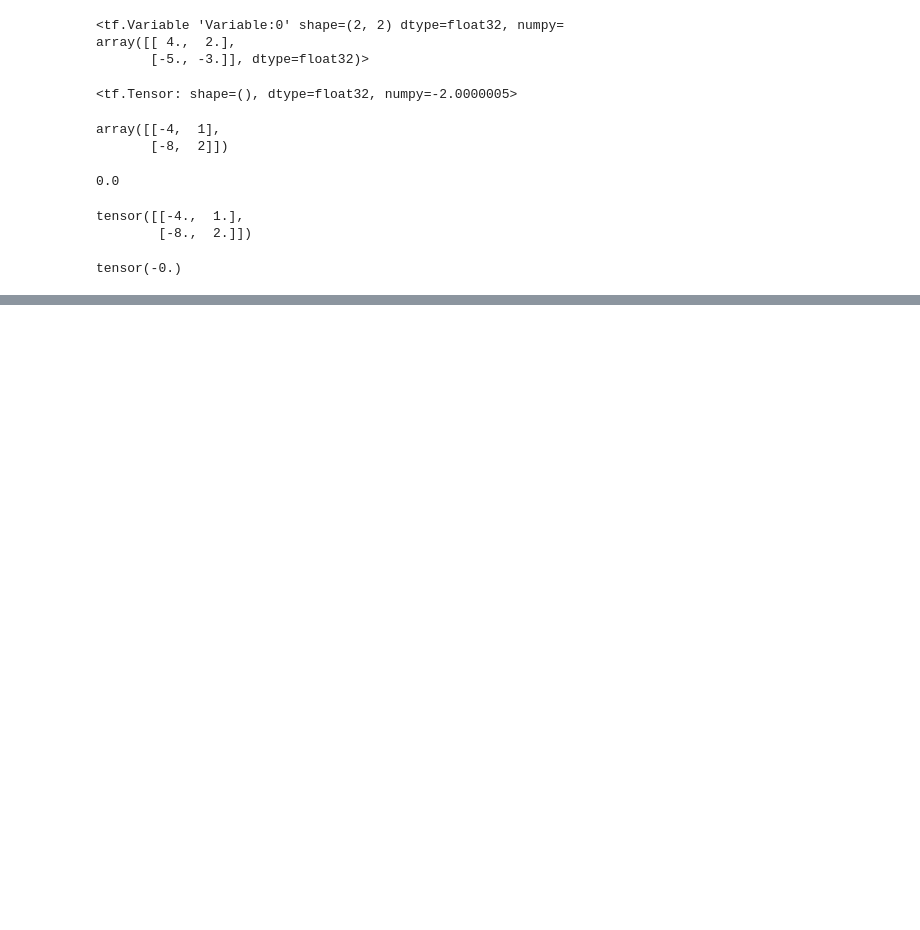
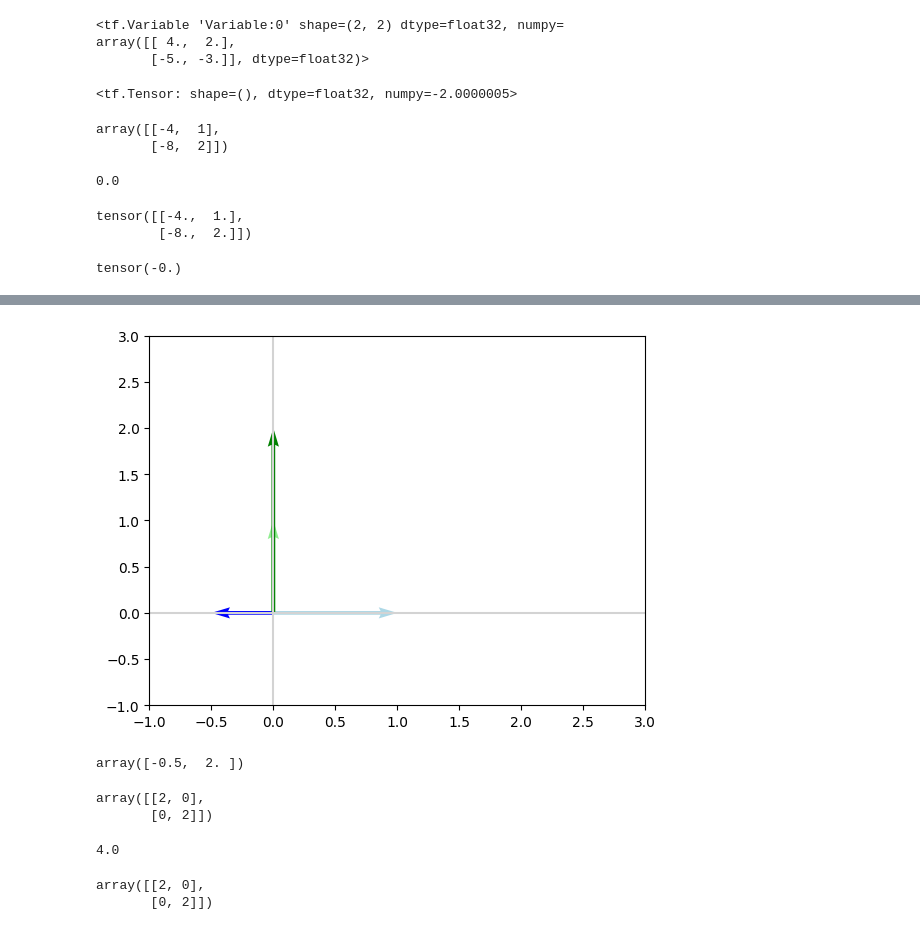
Before and after one commit to medhanies/math-ml-foundations, a Jupyter notebook: notebooks/2-linear-algebra-ii.ipynb, the cells around one changed output, grey strips where cells are left out. Drawn from its saved outputs; the diff is of its cells as text; code cells hidden in the pictures; blank space fills up the shorter version.

```diff
--- a/notebooks/2-linear-algebra-ii.ipynb
+++ b/notebooks/2-linear-algebra-ii.ipynb
@@ -442,0 +556,28 @@ tensor(-0.)
+# %%
+plot_vectors([vectorfy(B, 0), vectorfy(B, 1), vectorfy(JB, 0), vectorfy(JB, 1)],
+             ['lightblue', 'lightgreen', 'blue', 'green'])
+plt.xlim(-1, 3)
+_ = plt.ylim(-1, 3)
+# %% [output]
+[figure, added]
+# %%
+lambdas, V = np.linalg.eig(J)
+lambdas
+# %% [output]
+array([-0.5,  2. ])
+# %%
+D = I*2
+D
+# %% [output]
+array([[2, 0],
+       [0, 2]])
+# %%
+np.linalg.det(D)
+# %% [output]
+4.0
+# %%
+DB = np.dot(D, B)
+DB
+# %% [output]
+array([[2, 0],
+       [0, 2]])
```
Also changed, not shown: parts of 52 cells of this notebook.
